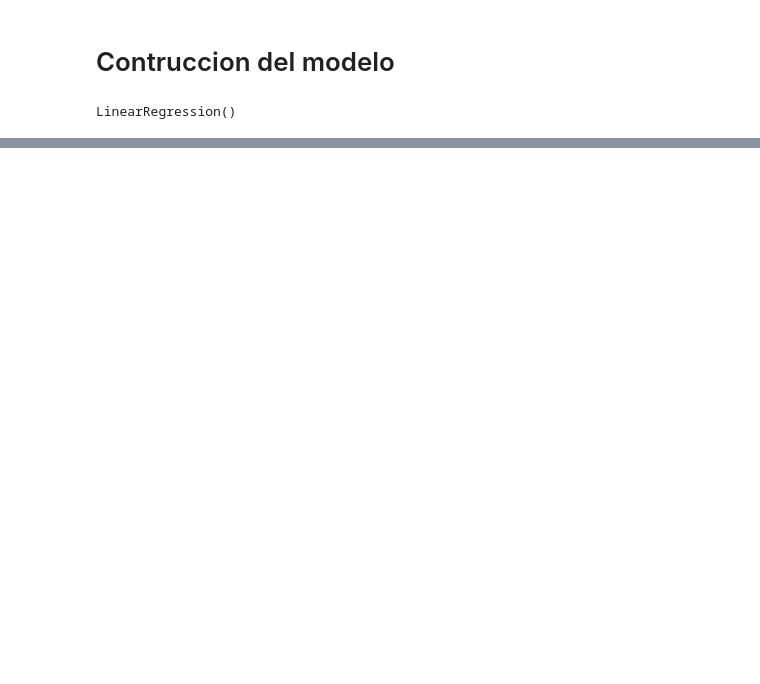
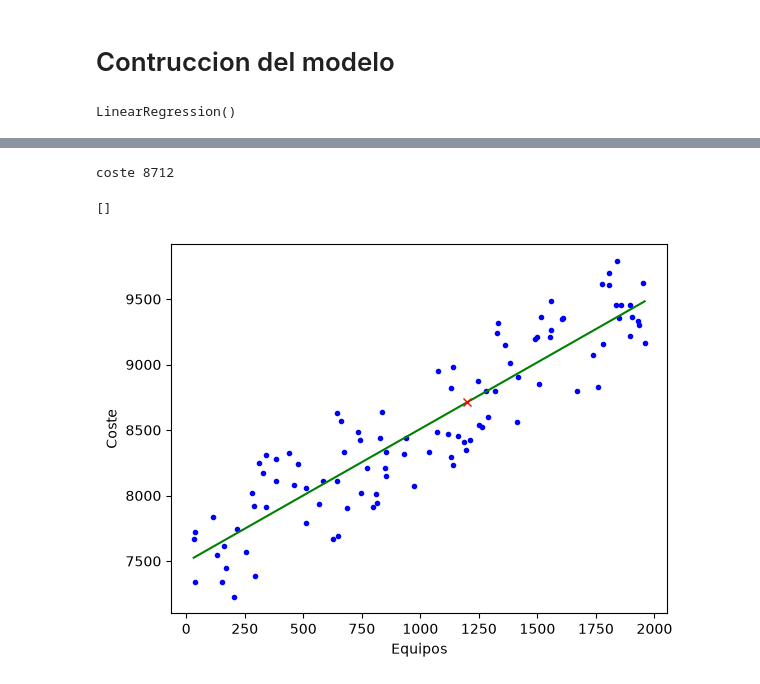
Before and after one commit to EnriqueGR123/MachineLearning-DataScience, a Jupyter notebook: Security_Incident_error_prediction.ipynb, the cells around one changed output, grey strips where cells are left out. Saved outputs shown, nothing was run; the diff lists cells and outputs as text; code cells hidden in the pictures; blank space fills up the shorter version.

Commit message:
terminao, regresion lineal

```diff
--- a/Security_Incident_error_prediction.ipynb
+++ b/Security_Incident_error_prediction.ipynb
@@ -91,0 +92,16 @@ plt.show()
+# %%
+x_new = np.array([[1200]]) # 1200 equipos afectados
+coste = lin_reg.predict(x_new) #Predicción del coste que tendría el incidente
+print(f'coste {int(coste[0])} ')
+# %% [output]
+coste 8712
+# %%
+plt.plot(df['Equipos afectados'], df['Coste de los equipos'], 'b.')
+plt.plot(x_min_max, y_train_predict, '-g')#Linea
+plt.plot(x_new, coste, 'rx')# X
+plt.xlabel('Equipos')
+plt.ylabel('Coste')
+plt.plot()
+# %% [output]
+[]
+[figure, added]
```
Also changed, not shown: parts of 7 cells of this notebook.
